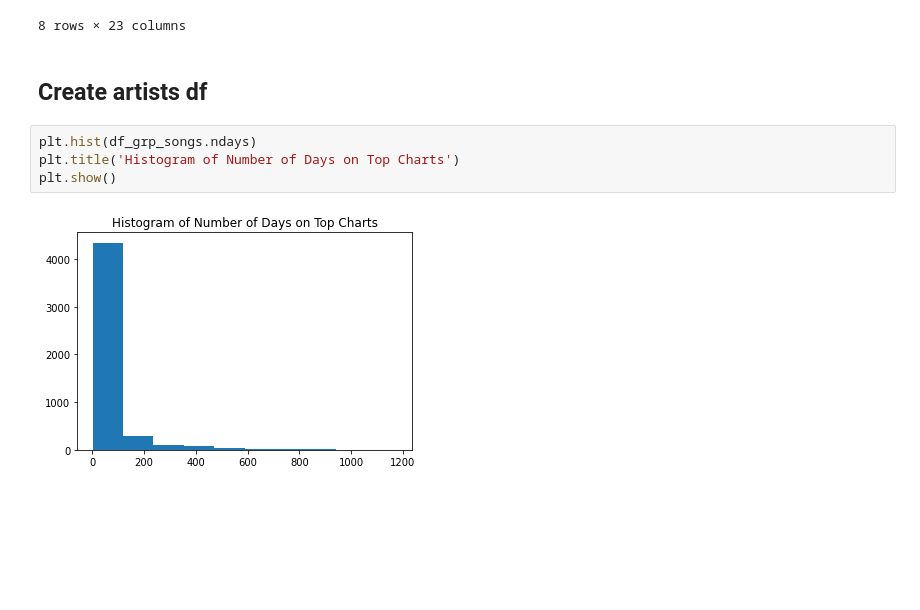
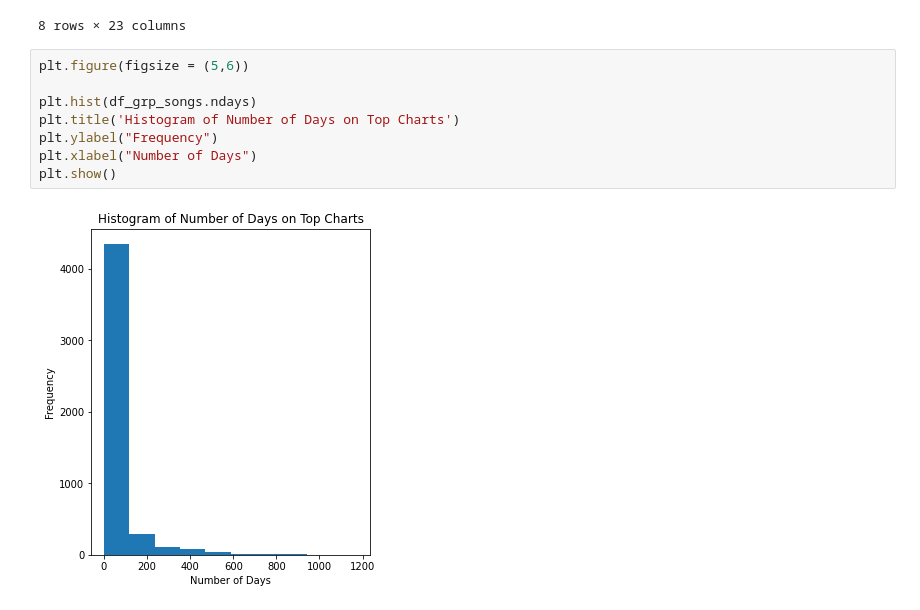
Before and after one commit to chriscc447/orie3120_final, a Jupyter notebook: audio features vs popularity.ipynb, the cells around one changed output. Cells and saved outputs as stored; diff of their text form; blank space fills up the shorter version.

Commit message:
updated visualizations

```diff
--- a/audio features vs popularity.ipynb
+++ b/audio features vs popularity.ipynb
@@ -93,11 +93,13 @@ df_grp_songs.describe()
 | 75% | 0.787000 | 0.741000 | 8.000000 | -4.996000 | 1.000000 | 0.230000 | 0.327000 | 0.000028 | ... |
 | max | 0.980000 | 0.996000 | 11.000000 | 0.175000 | 1.000000 | 0.966000 | 0.994000 | 0.956000 | ... |
 8 rows × 23 columns
-# %% [markdown]
-## Create artists df
 # %%
+plt.figure(figsize = (5,6))
+
 plt.hist(df_grp_songs.ndays)
 plt.title('Histogram of Number of Days on Top Charts')
+plt.ylabel("Frequency")
+plt.xlabel("Number of Days")
 plt.show()
 # %% [output]
-[figure, old version]
+[figure, new version]
```
Also changed, not shown: parts of 13 cells of this notebook, 1 other file.
